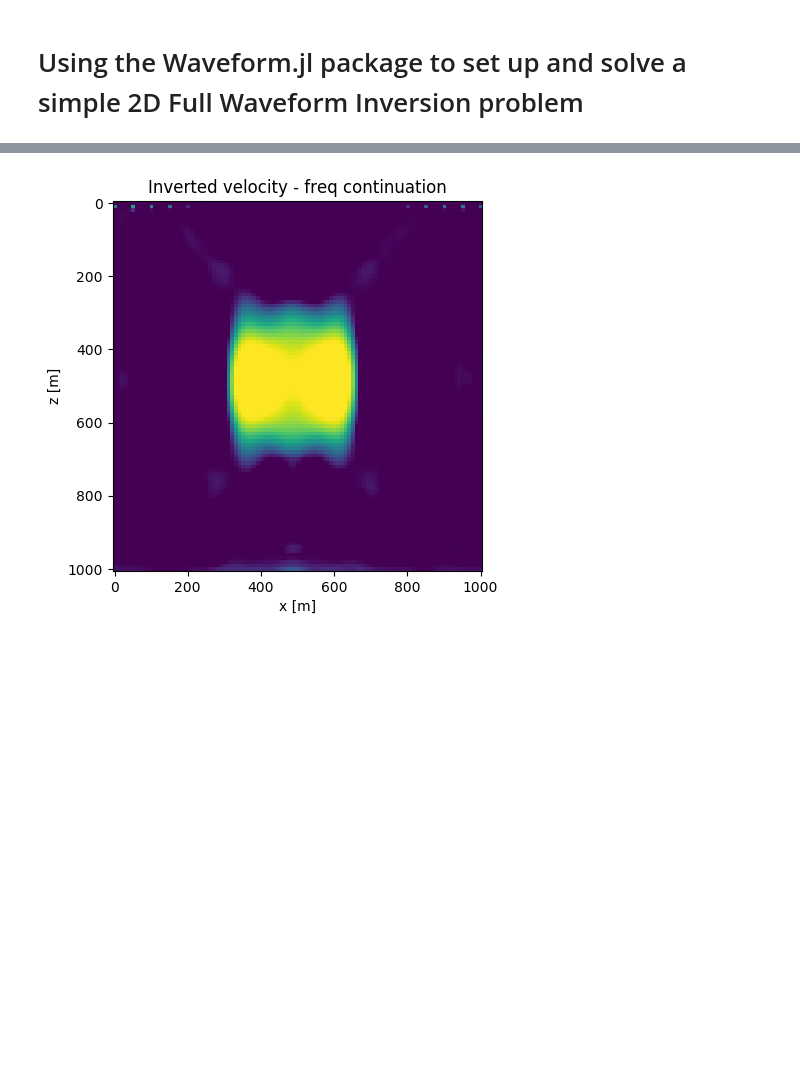
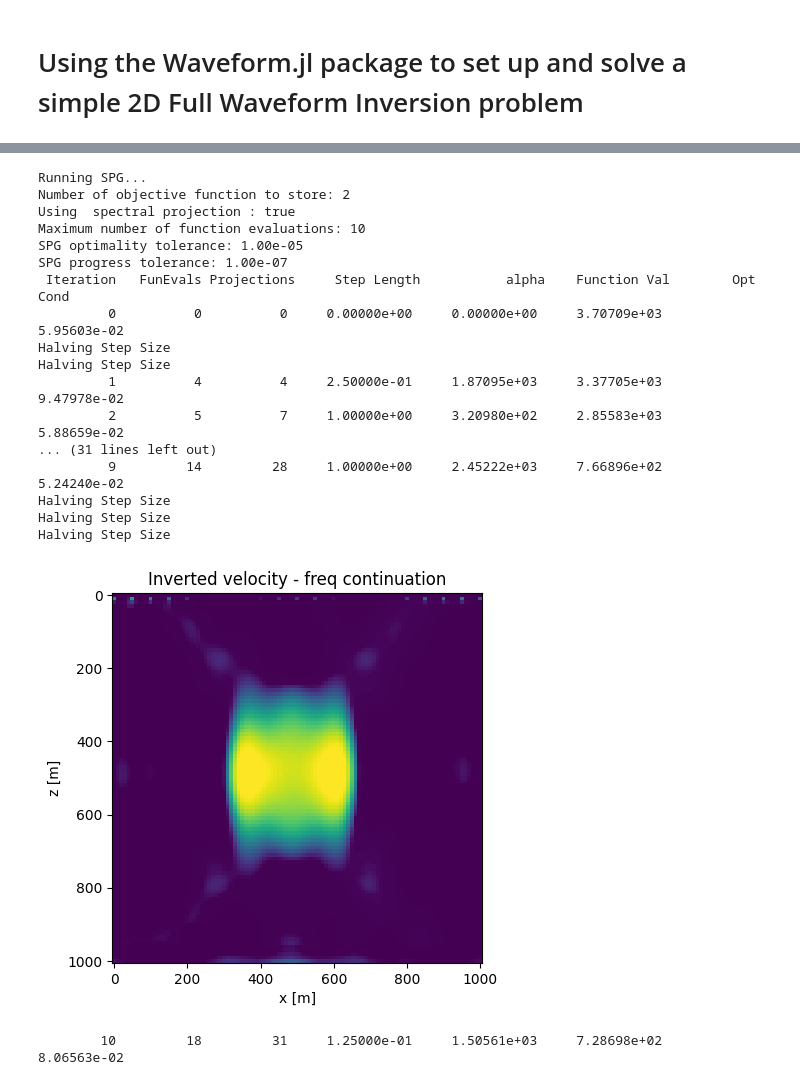
Before and after one commit to slimgroup/WAVEFORM.jl, a Jupyter notebook: examples/Simple 2D FWI Example.ipynb, the cells around one changed output, grey strips where cells are left out. Cells and saved outputs as stored; diff of their text form; code cells hidden in the pictures; blank space fills up the shorter version.

```diff
--- a/examples/Simple 2D FWI Example.ipynb
+++ b/examples/Simple 2D FWI Example.ipynb
@@ -94,7 +103,7 @@ comp_o = o;
 npml = round(Int,λ/minimum(comp_d))*[1 1; 1 1];
 
 # PDE scheme
-scheme = Waveform.helm2d_chen9p;
+scheme = WAVEFORM.helm2d_chen9p;
 
 # Whether to remove elements in the PML when restricting to the model domain (if false, will use stacking)
 cut_pml = true;
@@ -117,14 +126,13 @@ opts = PDEopts{Int64,Float64}(scheme,comp_n,comp_d,comp_o,cut_pml,implicit_matri
 # Create velocity model
 v0 = vel_background*ones(n...);
 v = copy(v0);
-v[div(n[1],3):2*div(n[1],3),div(n[2],3):2*div(n[2],3)] = 1.25*vel_background;
+v[div(n[1],3):2*div(n[1],3),div(n[2],3):2*div(n[2],3)] .= 1.25*vel_background;
 v = vec(v);
 v0 = vec(v0);
 
 function plot_velocity(vs,title_str,model)
     fig = figure()
-    ax1 = axes()
-    vplot = imshow(reshape(vs,model.n...),vmin=minimum(v),vmax=maximum(v),axes=ax1)
+    vplot = imshow(reshape(vs,model.n...),vmin=minimum(v),vmax=maximum(v))
     title(title_str)
     xlabel("x [m]")
     ylabel("z [m]")
@@ -142,6 +150,6 @@ plot_velocity(v0,"Initial velocity",model)
 # %%
 # Source weight matrix
-Q = eye(nsrc);
+Q = Matrix{Float64}(I, nsrc, nsrc);
 
 # Generate data
 D = forw_model(v,Q,model,opts);
@@ -155,13 +163,15 @@ PyObject <matplotlib.text.Text object at 0x...>
 max_func_evals = 30
 
 # Construct objective function
-obj! = construct_pde_misfit(v,Q,D,model,opts,batch_mode=false)
+obj_func = construct_pde_misfit(v,Q,D,model,opts,batch_mode=false)
+g = zeros(length(v))
+obj(x) = (f = obj_func(x, g); return f, g)
 
 # Project on to bound constraints
-proj! = (xproj,x)->project_bounds!(x,minimum(v),maximum(v),xproj);
+proj(x) = median([minimum(v).*ones(length(v)) x maximum(v).*ones(length(v))]; dims=2)
 
 # Solve with SPG
-vest = spg(obj!,proj!,v0,3,maxfc=max_func_evals)
+sol = minConf_SPG(obj,vec(v0), proj, spg_options(verbose=3, maxIter=10))
 
-plot_velocity(vest,"Inverted velocity - all data",model)
+plot_velocity(sol.sol,"Inverted velocity - all data",model)
 # %% [output]
@@ -169,20 +199,40 @@ plot_velocity(vest,"Inverted velocity - all data",model)
 # %%
 # Frequency continuation
 size_freq_batch = 2
 overlap = 1
 freq_partition = partition(nfreq,size_freq_batch,overlap)
 vest = v0
 opts1 = deepcopy(opts);
-proj! = (xproj,x)->project_bounds!(x,minimum(v),maximum(v),xproj);
 
 for j in 1:size(freq_partition,2)
-    fbatch = freq_partition[:,j]
-    srcfreqmask = falses(nsrc,nfreq)
-    srcfreqmask[:,fbatch] = true
+    fbatch = freq_partition[:, j]
+    srcfreqmask = falses(nsrc, nfreq)
+    srcfreqmask[:, fbatch] .= true
     opts1.srcfreqmask = srcfreqmask
-    obj! = construct_pde_misfit(v,Q,D,model,opts1,batch_mode=false)
-    vest = spg(obj!,proj!,vest,3,maxfc=max_func_evals)
+    obj_func = construct_pde_misfit(v, Q, D, model, opts1, batch_mode=false)
+    g = zeros(length(v))
+    obj(x) = (f = obj_func(x, g); return f, g)
+    sol = minConf_SPG(obj, vest, proj,spg_options(verbose=3, maxIter=10))
+    vest = sol.sol
 end
 plot_velocity(vest,"Inverted velocity - freq continuation",model)
 # %% [output]
+Running SPG...
+Number of objective function to store: 2
+Using  spectral projection : true
+Maximum number of function evaluations: 10
+SPG optimality tolerance: 1.00e-05
+SPG progress tolerance: 1.00e-07
+ Iteration   FunEvals Projections     Step Length           alpha    Function Val        Opt Cond
+         0          0          0     0.00000e+00     0.00000e+00     3.70709e+03     5.95603e-02
+Halving Step Size
+Halving Step Size
+         1          4          4     2.50000e-01     1.87095e+03     3.37705e+03     9.47978e-02
+         2          5          7     1.00000e+00     3.20980e+02     2.85583e+03     5.88659e-02
+... (31 lines left out)
+         9         14         28     1.00000e+00     2.45222e+03     7.66896e+02     5.24240e-02
+Halving Step Size
+Halving Step Size
+Halving Step Size
-[figure, old version]
+[figure, new version]
+        10         18         31     1.25000e-01     1.50561e+03     7.28698e+02     8.06563e-02
```
Also changed, not shown: parts of 5 cells of this notebook, 4 other files.
